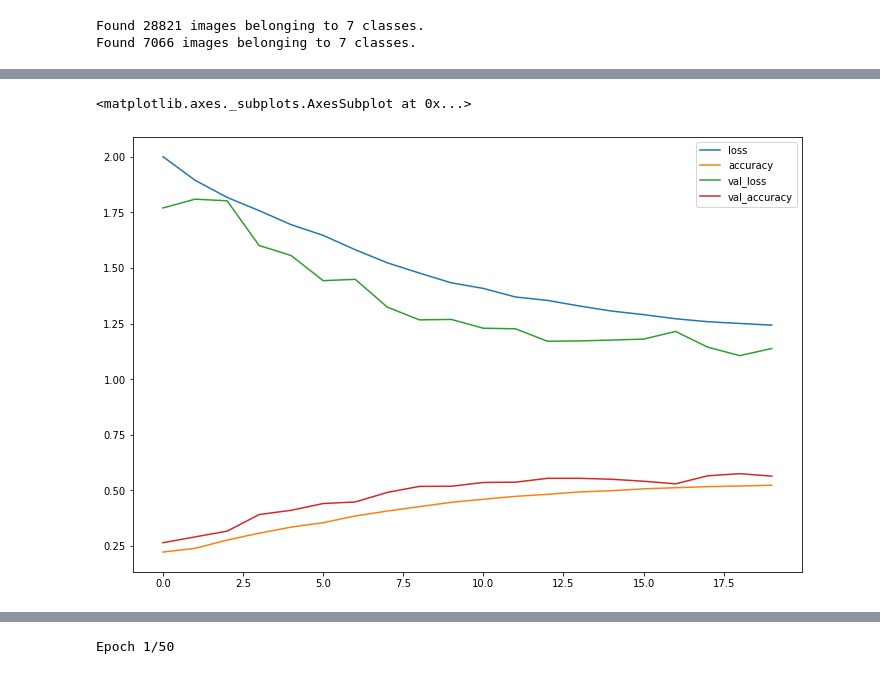
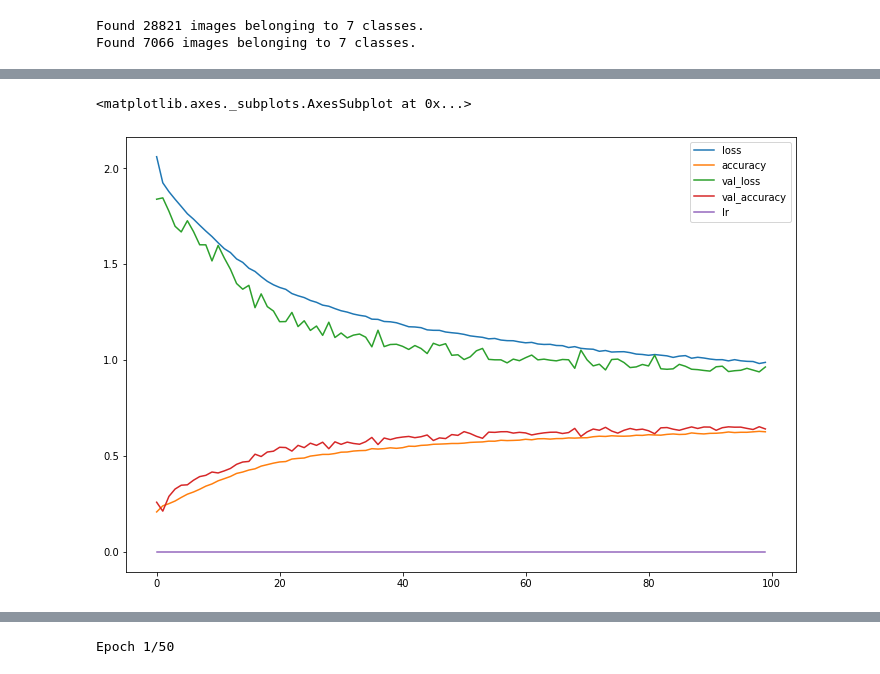
Before and after one commit to benjaminogbonna/face_expression_detection, a Jupyter notebook: Face_expression_recognition.ipynb, the cells around one changed output, grey strips where cells are left out. Saved outputs shown, nothing was run; the diff lists cells and outputs as text; code cells hidden in the pictures.

```diff
--- a/Face_expression_recognition.ipynb
+++ b/Face_expression_recognition.ipynb
@@ -35,30 +62,30 @@ helper_functions.py 100%[===================>]  10.39K  --.-KB/s    in 0s
 # %%
 # get data
 
-face_data2 = '/content/drive/MyDrive/Colab Notebooks/Face_expression_recognition_project/face_expression/face_expression.zip'
-unzip_data(face_data2)
+# face_data2 = '/content/drive/MyDrive/Colab Notebooks/Face_expression_recognition_project/face_expression/face_expression.zip'
+# unzip_data(face_data2)
 
-train_dir = 'face_expression/train'
-validation_dir = 'face_expression/validation'
+# train_dir = 'face_expression/train'
+# validation_dir = 'face_expression/validation'
 
-# train_dir = 'data/face_expression/train'
-# validation_dir = 'data/face_expression/validation'
+train_dir = 'data/face_expression/train'
+validation_dir = 'data/face_expression/validation'
 # %% [markdown]
 # Train model
 # %%
 TARGET_SIZE = (48, 48)
-BATCH_SIZE = 32
+BATCH_SIZE = 128
 
 
 train_datagen = ImageDataGenerator(rescale = 1./255,
                                    shear_range=.2,
                                    zoom_range=.2,
-                                   width_shift_range = 0.1,
-                                   height_shift_range = 0.1,
+                                   width_shift_range = .1,
+                                   height_shift_range = .1,
                                    rotation_range = 20,
                                    horizontal_flip = True)
 
-validation_datagen = ImageDataGenerator(rescale= 1.0/255)
+validation_datagen = ImageDataGenerator(rescale= 1./255)
 
 train_generator = train_datagen.flow_from_directory(train_dir,
                                                     target_size=TARGET_SIZE,
@@ -135,9 +182,15 @@ model.compile(loss=tf.keras.losses.CategoricalCrossentropy(),
 # %%
-epochs = 20
-history = model.fit(train_generator,
-                    steps_per_epoch=train_generator.n//train_generator.batch_size,
-                    epochs=epochs,
-                    validation_data = validation_generator,
-                    validation_steps = validation_generator.n//validation_generator.batch_size,
-                    )
+%%time
+
+epochs = 100
+
+callbacks_list = [create_model_checkpoint(model_name=model_1.name), early_stopping, reduce_plateau]
+
+
+model_1_history = model_1.fit(train_generator,
+                              steps_per_epoch=train_generator.n//train_generator.batch_size,
+                              epochs=epochs,
+                              validation_data = validation_generator,
+                              validation_steps = validation_generator.n//validation_generator.batch_size,
+                              callbacks=callbacks_list)
 # %% [output]
@@ -161,6 +214,6 @@ Epoch 20/20
 # %%
-pd.DataFrame(history.history).plot(figsize=(12, 8))
+pd.DataFrame(model_1_history.history).plot(figsize=(12, 8))
 # %% [output]
 <matplotlib.axes._subplots.AxesSubplot at 0x...>
-[figure, old version]
+[figure, new version]
 # %%
```
Also changed, not shown: parts of 13 cells of this notebook, 49 other files.
